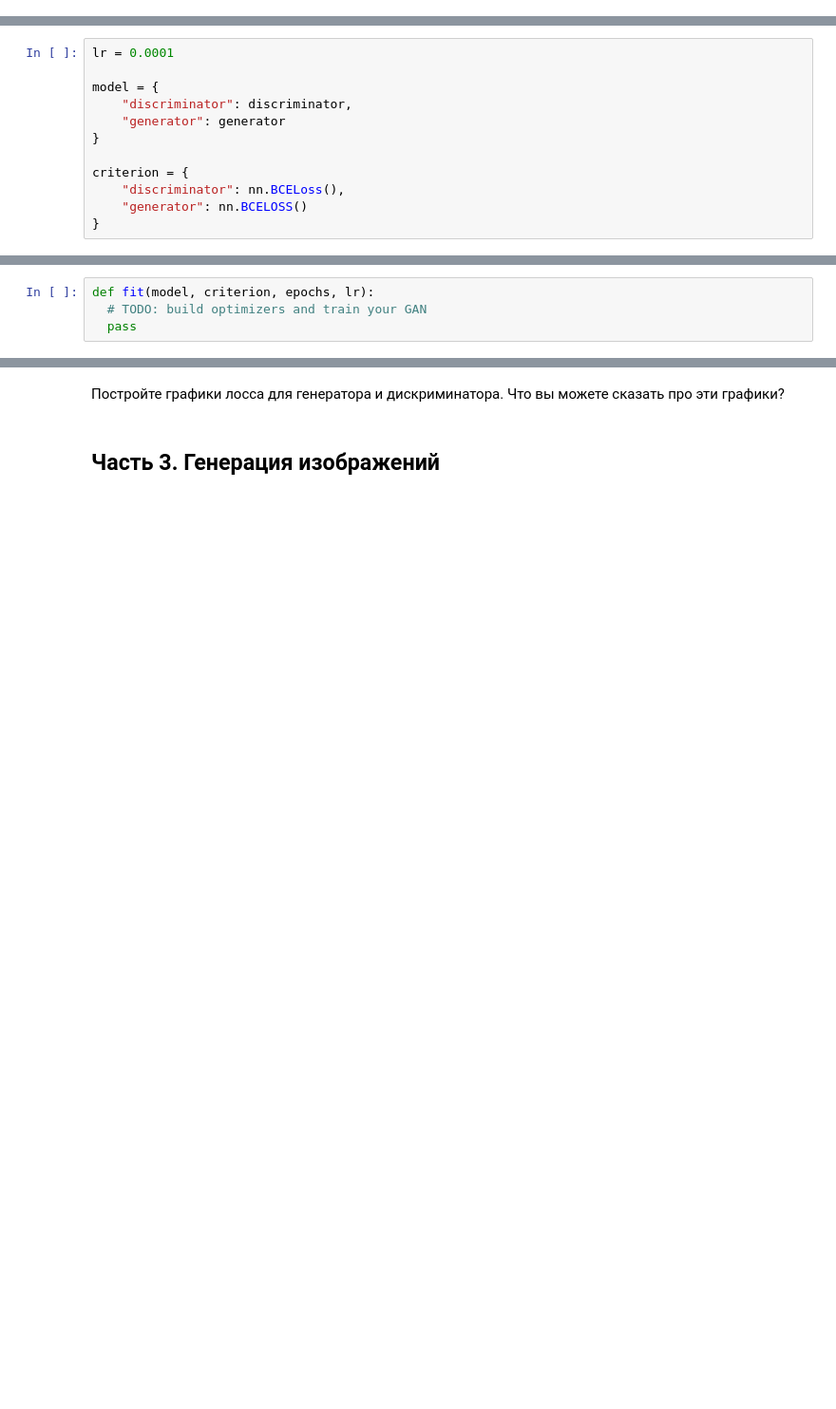
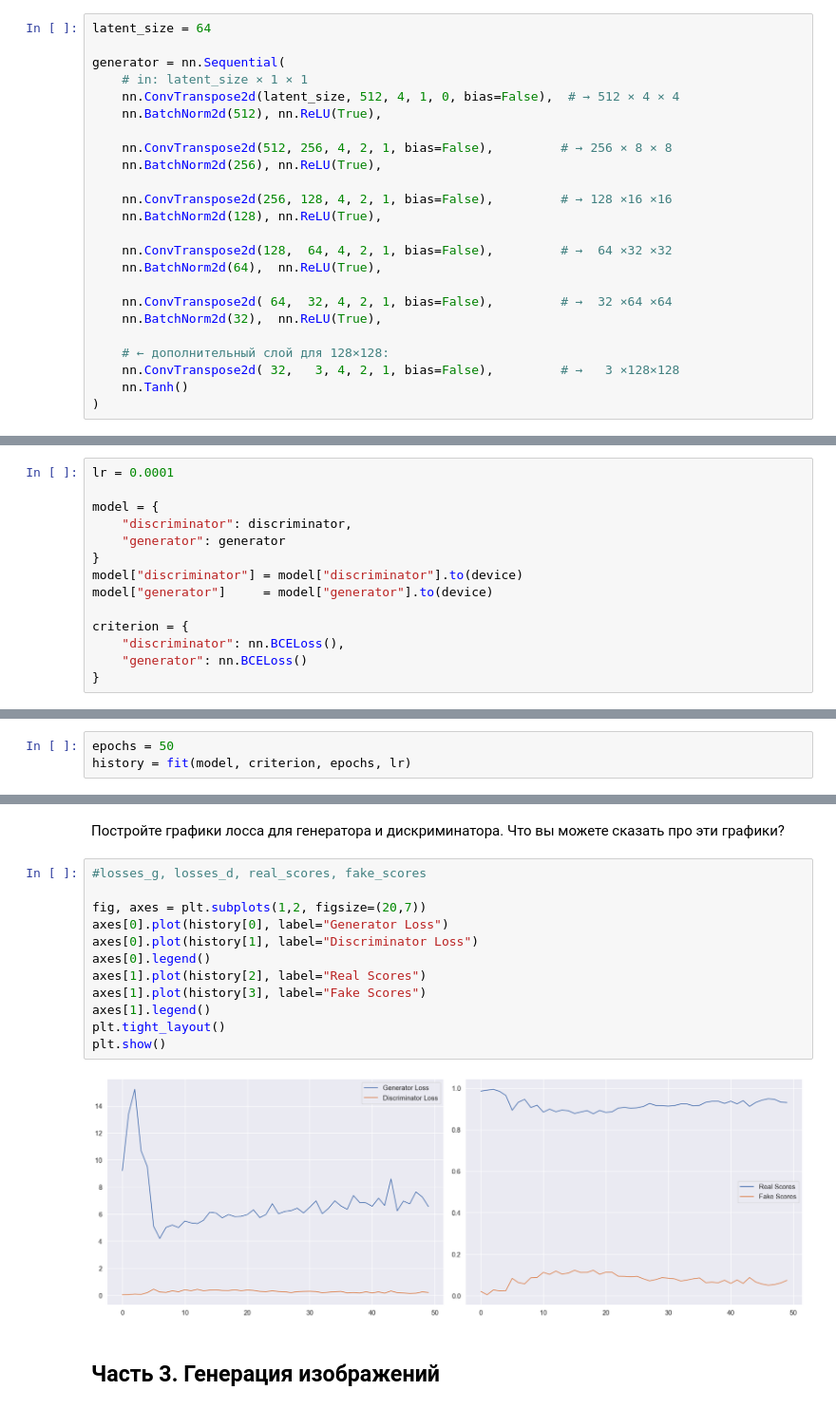
Before and after one commit to xaeliudzyh/dls_hw, a Jupyter notebook: week_11_GANs/Homework/homework_8_gans_part_1.ipynb, the cells around one changed output, grey strips where cells are left out. Shown at 95% size. Drawn from its saved outputs; the diff is of its cells as text; blank space fills up the shorter version.

```diff
--- a/week_11_GANs/Homework/homework_8_gans_part_1.ipynb
+++ b/week_11_GANs/Homework/homework_8_gans_part_1.ipynb
@@ -59,3 +101,27 @@ generator = ...
+# %%
+latent_size = 64
+
+generator = nn.Sequential(
+    # in: latent_size × 1 × 1
+    nn.ConvTranspose2d(latent_size, 512, 4, 1, 0, bias=False),  # → 512 × 4 × 4
+    nn.BatchNorm2d(512), nn.ReLU(True),
+
+    nn.ConvTranspose2d(512, 256, 4, 2, 1, bias=False),         # → 256 × 8 × 8
+    nn.BatchNorm2d(256), nn.ReLU(True),
+
+    nn.ConvTranspose2d(256, 128, 4, 2, 1, bias=False),         # → 128 ×16 ×16
+    nn.BatchNorm2d(128), nn.ReLU(True),
+
+    nn.ConvTranspose2d(128,  64, 4, 2, 1, bias=False),         # →  64 ×32 ×32
+    nn.BatchNorm2d(64),  nn.ReLU(True),
+
+    nn.ConvTranspose2d( 64,  32, 4, 2, 1, bias=False),         # →  32 ×64 ×64
+    nn.BatchNorm2d(32),  nn.ReLU(True),
+
+    # ← дополнительный слой для 128×128:
+    nn.ConvTranspose2d( 32,   3, 4, 2, 1, bias=False),         # →   3 ×128×128
+    nn.Tanh()
+)
 # %% [markdown]
 Перейдем теперь к обучению нашего GANа. Алгоритм обучения следующий:
 1. Учим дискриминатор:
@@ -76,8 +142,10 @@ model = {
     "discriminator": discriminator,
     "generator": generator
 }
+model["discriminator"] = model["discriminator"].to(device)
+model["generator"]     = model["generator"].to(device)
 
 criterion = {
     "discriminator": nn.BCELoss(),
-    "generator": nn.BCELOSS()
+    "generator": nn.BCELoss()
 }
@@ -84,4 +240,3 @@ criterion = {
 # %%
-def fit(model, criterion, epochs, lr):
-  # TODO: build optimizers and train your GAN
-  pass
+epochs = 50
+history = fit(model, criterion, epochs, lr)
@@ -88,5 +257,19 @@ def fit(model, criterion, epochs, lr):
 # %% [markdown]
 Постройте графики лосса для генератора и дискриминатора. Что вы можете сказать про эти графики?
+# %%
+#losses_g, losses_d, real_scores, fake_scores
+
+fig, axes = plt.subplots(1,2, figsize=(20,7))
+axes[0].plot(history[0], label="Generator Loss")
+axes[0].plot(history[1], label="Discriminator Loss")
+axes[0].legend()
+axes[1].plot(history[2], label="Real Scores")
+axes[1].plot(history[3], label="Fake Scores")
+axes[1].legend()
+plt.tight_layout()
+plt.show()
+# %% [output]
+[figure, added]
 # %% [markdown]
 ## Часть 3. Генерация изображений
 # %% [markdown]
```
Also changed, not shown: parts of 14 cells of this notebook.
